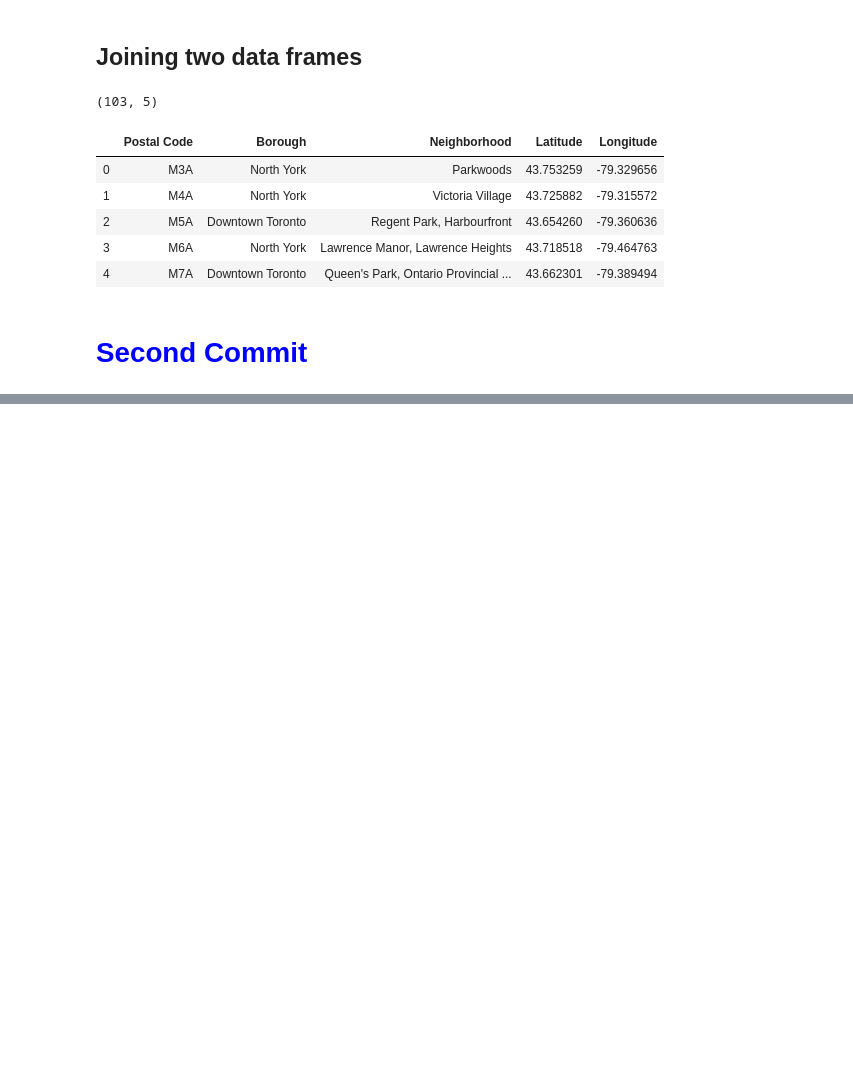
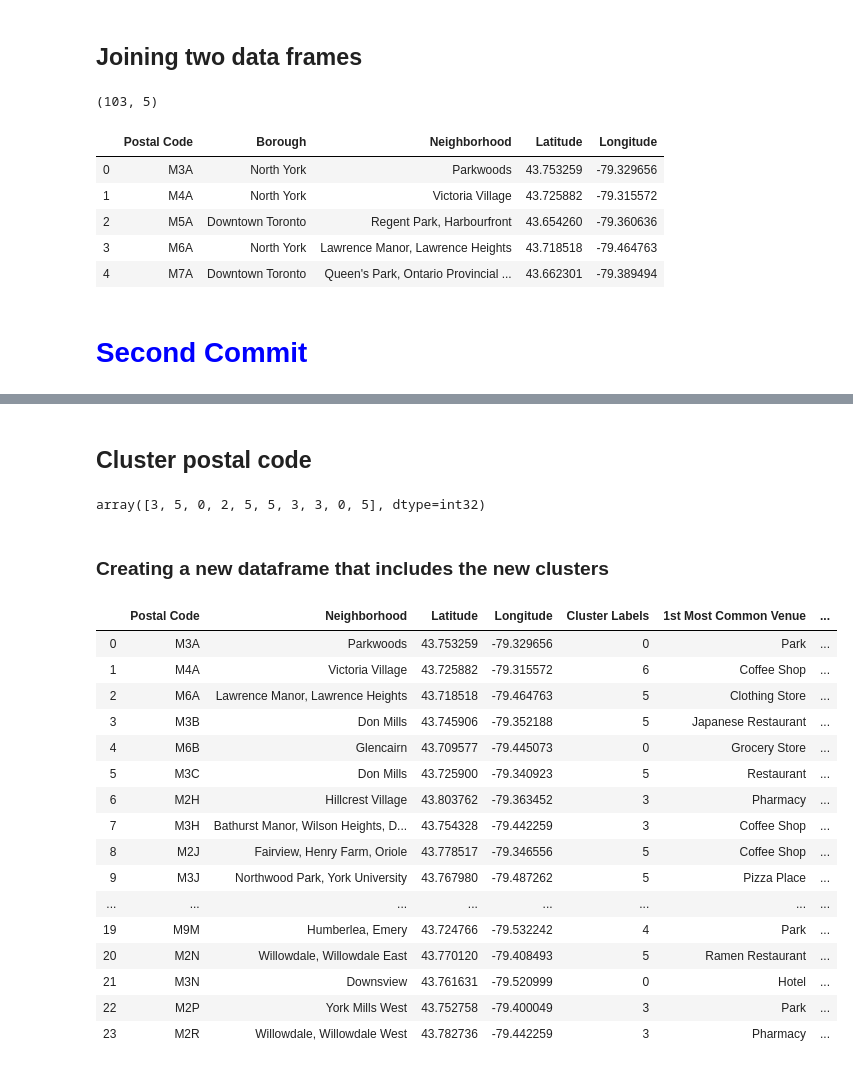
Before and after one commit to lorena-gonzalez/Coursera_Capstone, a Jupyter notebook: Segmenting and Clustering Neighborhoods in Toronto.ipynb, the cells around one changed output, grey strips where cells are left out. Drawn from its saved outputs; the diff is of its cells as text; code cells hidden in the pictures; blank space fills up the shorter version.

```diff
--- a/Segmenting and Clustering Neighborhoods in Toronto.ipynb
+++ b/Segmenting and Clustering Neighborhoods in Toronto.ipynb
@@ -141,0 +496,21 @@ Toronto.head()
+# %%
+num_top_venues = 7
+
+indicators = ['st', 'nd', 'rd']
+
+# create columns according to number of top venues
+columns = ['Postal Code']
+for ind in np.arange(num_top_venues):
+    try:
+        columns.append('{}{} Most Common Venue'.format(ind+1, indicators[ind]))
+    except:
+        columns.append('{}th Most Common Venue'.format(ind+1))
+
+# create a new dataframe
+post_venues_sorted = pd.DataFrame(columns=columns)
+post_venues_sorted['Postal Code'] = northyork_grouped['Postal Code']
+
+for ind in np.arange(northyork_grouped.shape[0]):
+    post_venues_sorted.iloc[ind, 1:] = return_most_common_venues(northyork_grouped.iloc[ind, :], num_top_venues)
+
+post_venues_sorted
@@ -141,0 +535,45 @@ Toronto.head()
+# %% [markdown]
+## Cluster postal code
+# %%
+# set number of clusters
+kclusters = 8
+
+northyork_grouped_clustering = northyork_grouped.drop('Postal Code', 1)
+
+# run k-means clustering
+kmeans = KMeans(n_clusters=kclusters, random_state=0).fit(northyork_grouped_clustering)
+
+# check cluster labels generated for each row in the dataframe
+kmeans.labels_[0:10]
+# %% [output]
+array([3, 5, 0, 2, 5, 5, 3, 3, 0, 5], dtype=int32)
+# %% [markdown]
+### Creating a new dataframe that includes the new clusters
+# %%
+# add clustering labels
+post_venues_sorted.insert(0, 'Cluster Labels', kmeans.labels_)
+
+northyork_merged = ny_data
+
+# merge toronto_grouped with toronto_data to add latitude/longitude for each postal code
+northyork_merged = northyork_merged.join(post_venues_sorted.set_index('Postal Code'), on='Postal Code')
+
+northyork_merged # check the last columns!
+# %% [output]
+|  | Postal Code | Neighborhood | Latitude | Longitude | Cluster Labels | 1st Most Common Venue | ... |
+| 0 | M3A | Parkwoods | 43.753259 | -79.329656 | 0 | Park | ... |
+| 1 | M4A | Victoria Village | 43.725882 | -79.315572 | 6 | Coffee Shop | ... |
+| 2 | M6A | Lawrence Manor, Lawrence Heights | 43.718518 | -79.464763 | 5 | Clothing Store | ... |
+| 3 | M3B | Don Mills | 43.745906 | -79.352188 | 5 | Japanese Restaurant | ... |
+| 4 | M6B | Glencairn | 43.709577 | -79.445073 | 0 | Grocery Store | ... |
+| 5 | M3C | Don Mills | 43.725900 | -79.340923 | 5 | Restaurant | ... |
+| 6 | M2H | Hillcrest Village | 43.803762 | -79.363452 | 3 | Pharmacy | ... |
+| 7 | M3H | Bathurst Manor, Wilson Heights, D... | 43.754328 | -79.442259 | 3 | Coffee Shop | ... |
+| 8 | M2J | Fairview, Henry Farm, Oriole | 43.778517 | -79.346556 | 5 | Coffee Shop | ... |
+| 9 | M3J | Northwood Park, York University | 43.767980 | -79.487262 | 5 | Pizza Place | ... |
+| ... | ... | ... | ... | ... | ... | ... | ... |
+| 19 | M9M | Humberlea, Emery | 43.724766 | -79.532242 | 4 | Park | ... |
+| 20 | M2N | Willowdale, Willowdale East | 43.770120 | -79.408493 | 5 | Ramen Restaurant | ... |
+| 21 | M3N | Downsview | 43.761631 | -79.520999 | 0 | Hotel | ... |
+| 22 | M2P | York Mills West | 43.752758 | -79.400049 | 3 | Park | ... |
+| 23 | M2R | Willowdale, Willowdale West | 43.782736 | -79.442259 | 3 | Pharmacy | ... |
```
Also changed, not shown: parts of 51 cells of this notebook.
